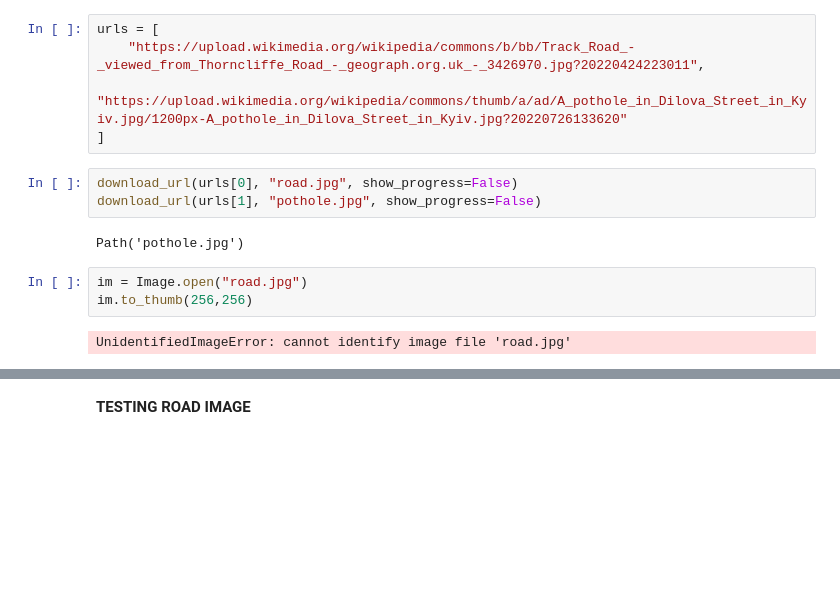
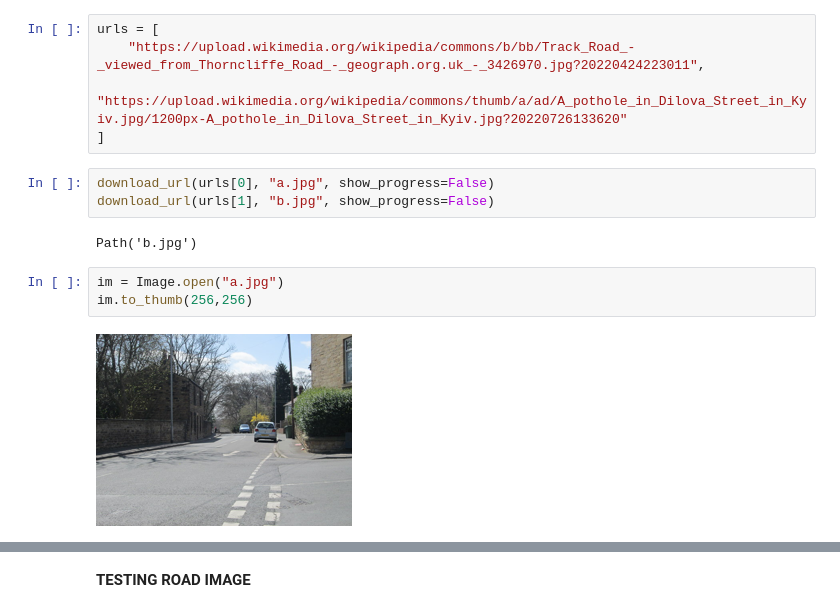
Before and after one commit to victoremeka/road-health-classifier, a Jupyter notebook: road-health-image-classifier.ipynb, the cells around one changed output, grey strips where cells are left out. Cells and saved outputs as stored; diff of their text form; blank space fills up the shorter version.

```diff
--- a/road-health-image-classifier.ipynb
+++ b/road-health-image-classifier.ipynb
@@ -75,13 +75,13 @@ urls = [
     "https://upload.wikimedia.org/wikipedia/commons/thumb/a/ad/A_pothole_in_Dilova_Street_in_Kyiv.jpg/1200px-A_pothole_in_Dilova_Street_in_Kyiv.jpg?20220726133620"
 ]
 # %%
-download_url(urls[0], "road.jpg", show_progress=False)
-download_url(urls[1], "pothole.jpg", show_progress=False)
+download_url(urls[0], "a.jpg", show_progress=False)
+download_url(urls[1], "b.jpg", show_progress=False)
 # %% [output]
-Path('pothole.jpg')
+Path('b.jpg')
 # %%
-im = Image.open("road.jpg")
+im = Image.open("a.jpg")
 im.to_thumb(256,256)
 # %% [output]
-UnidentifiedImageError: cannot identify image file 'road.jpg'
+[figure, added]
 # %%
```
Also changed, not shown: parts of 5 cells of this notebook.
